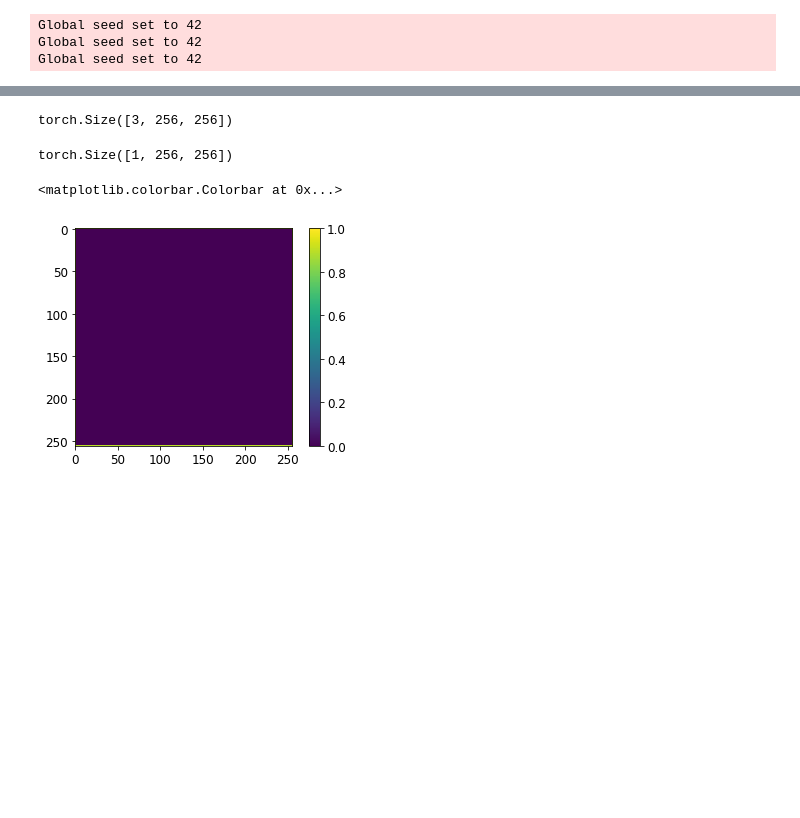
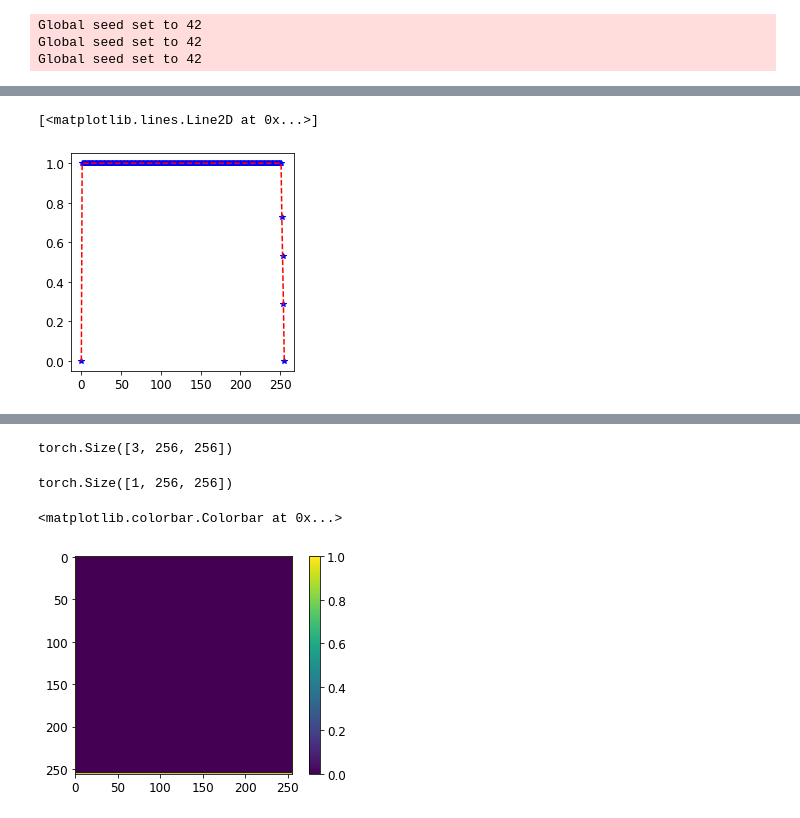
Before and after one commit to adityabalu/DiffNet, a Jupyter notebook: examples/poisson/parametric/q1_complex_immersed_background.ipynb, the cells around one changed output, grey strips where cells are left out. Cells and saved outputs as stored; diff of their text form; code cells hidden in the pictures; blank space fills up the shorter version.

```diff
--- a/examples/poisson/parametric/q1_complex_immersed_background.ipynb
+++ b/examples/poisson/parametric/q1_complex_immersed_background.ipynb
@@ -451,0 +496,12 @@ for i in range(nsample):
+# %%
+example_id = 2
+u_par = u_par_list[example_id]
+u_single = u_single_list[example_id]
+# %%
+rowid = 128
+fig = plt.figure(figsize=(4,4))
+plt.plot(u_par[rowid,:], 'b*')
+plt.plot(u_single[rowid,:],'r--')
+# %% [output]
+[<matplotlib.lines.Line2D at 0x...>]
+[figure, added]
```
Also changed, not shown: parts of 6 cells of this notebook, 4 other files.
